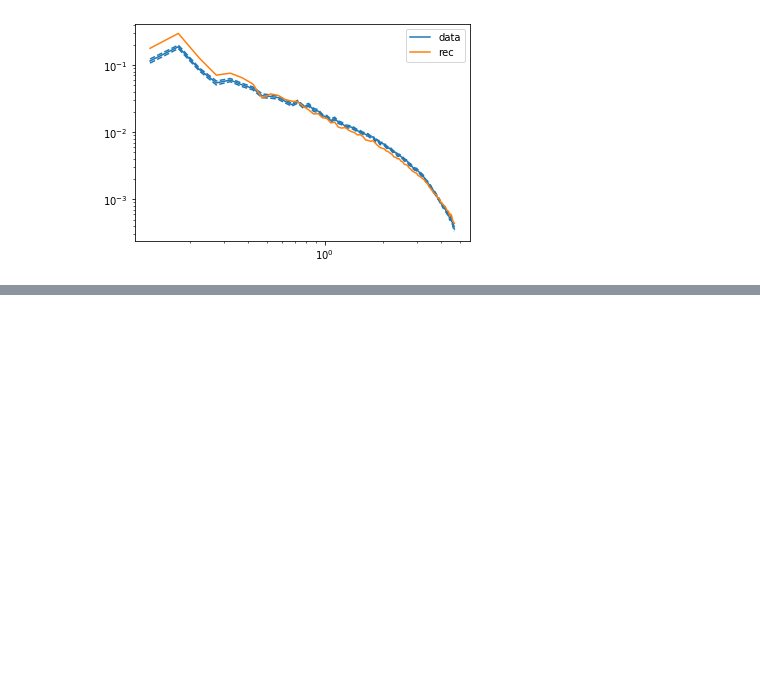
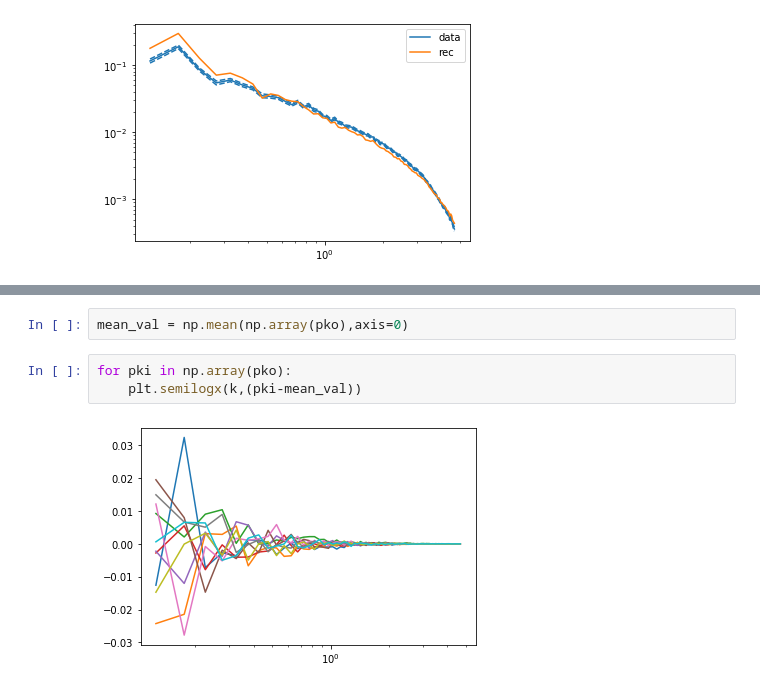
Before and after one commit to DifferentiableUniverseInitiative/DHOD, a Jupyter notebook: nb/batch_hod.ipynb, the cells around one changed output, grey strips where cells are left out. Cells and saved outputs as stored; diff of their text form; blank space fills up the shorter version.

```diff
--- a/nb/batch_hod.ipynb
+++ b/nb/batch_hod.ipynb
@@ -415,0 +430,7 @@ TypeError: 'tensorflow.python.framework.ops.EagerTensor' object is not callable
+# %%
+mean_val = np.mean(np.array(pko),axis=0)
+# %%
+for pki in np.array(pko):
+    plt.semilogx(k,(pki-mean_val))
+# %% [output]
+[figure, added]
```
Also changed, not shown: parts of 20 cells of this notebook, 1 other file.
